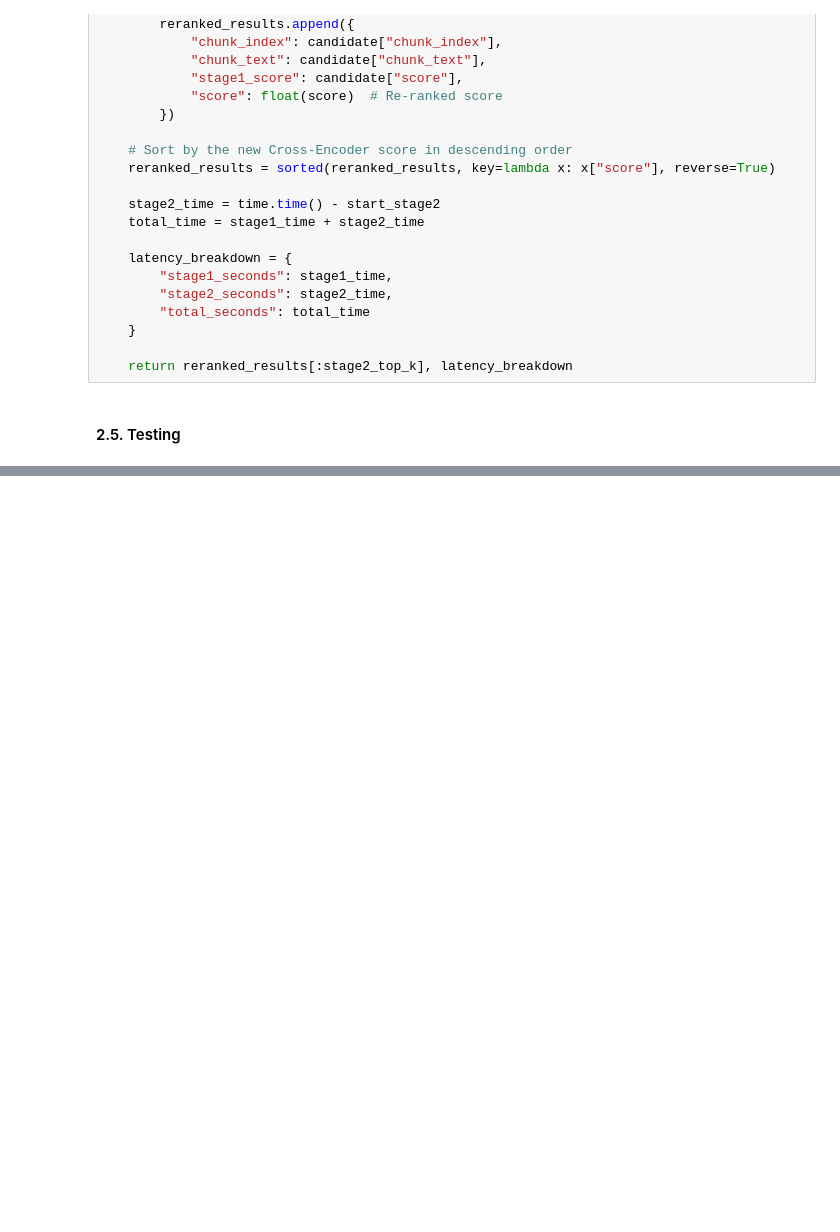
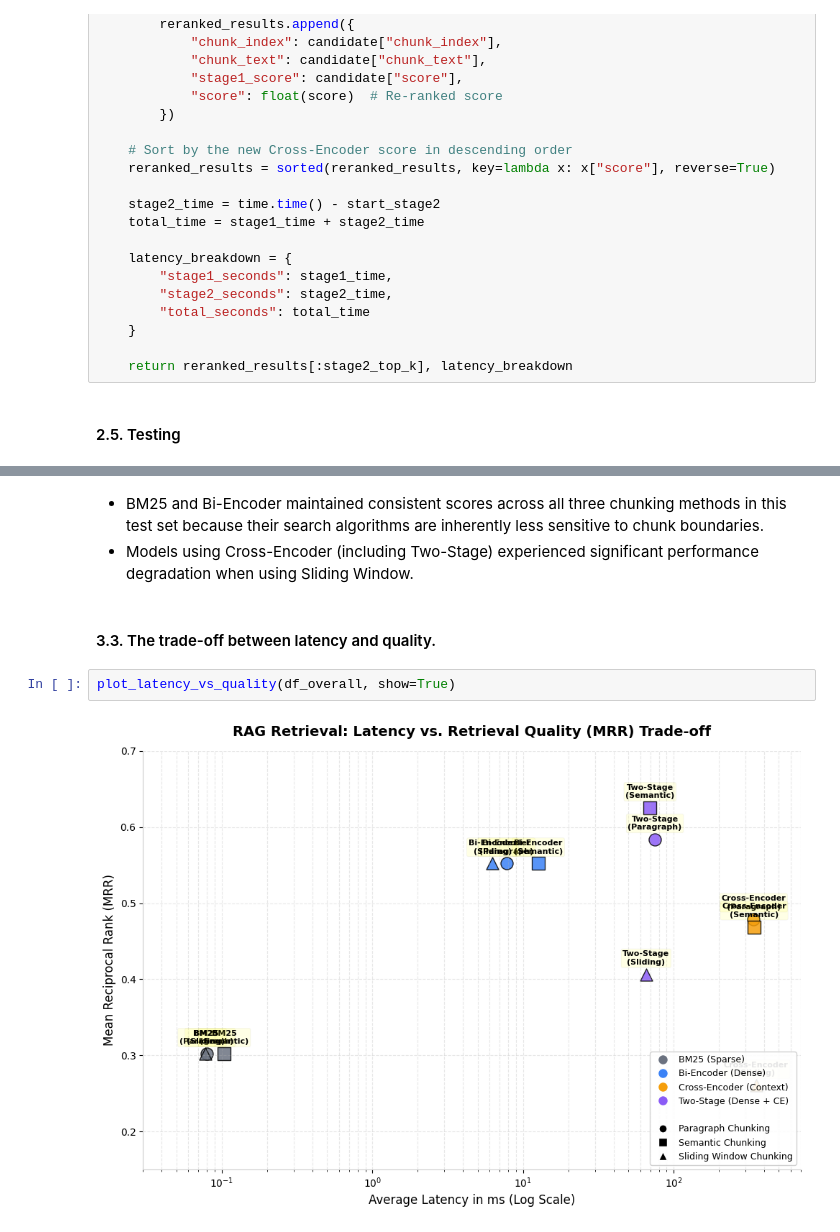
Before and after one commit to thanhnhat31/finalproject.mlops.group9.msa29hcm, a Jupyter notebook: nlp/MSA29HCM_NLP_Final_Project_Vector_Space_Model_Group_3.ipynb, the cells around one changed output, grey strips where cells are left out. Saved outputs shown, nothing was run; the diff lists cells and outputs as text; blank space fills up the shorter version.

Commit message:
Update test and evaluation section

```diff
--- a/nlp/MSA29HCM_NLP_Final_Project_Vector_Space_Model_Group_3.ipynb
+++ b/nlp/MSA29HCM_NLP_Final_Project_Vector_Space_Model_Group_3.ipynb
@@ -615,0 +618,9 @@ print(f"3. Category breakdown saved to: {category_file}")
+# %% [markdown]
+*   BM25 and Bi-Encoder maintained consistent scores across all three chunking methods in this test set because their search algorithms are inherently less sensitive to chunk boundaries.
+*   Models using Cross-Encoder (including Two-Stage) experienced significant performance degradation when using Sliding Window.
+# %% [markdown]
+#### 3.3. The trade-off between latency and quality.
+# %%
+plot_latency_vs_quality(df_overall, show=True)
+# %% [output]
+[figure, added]
```
Also changed, not shown: parts of 24 cells of this notebook, 23 other files.
